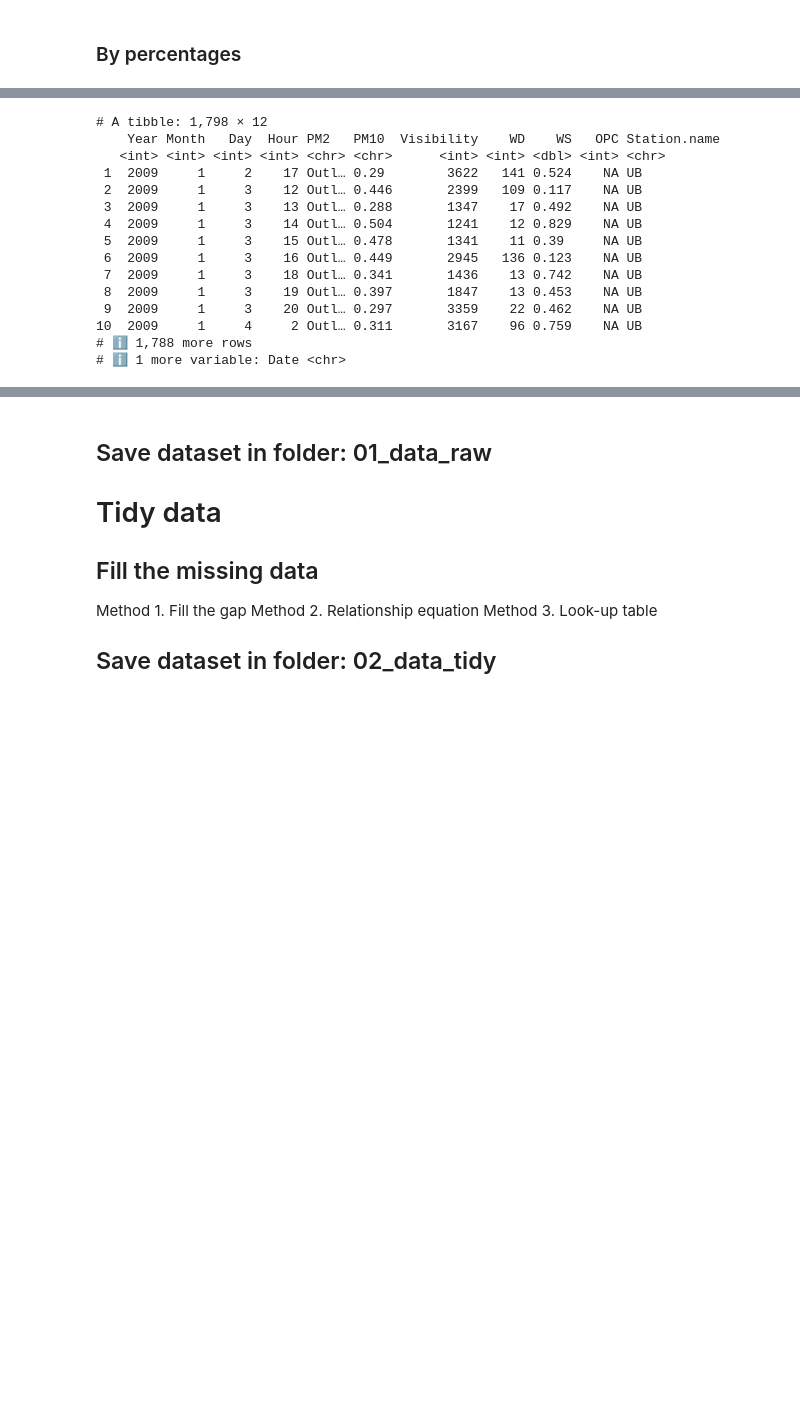
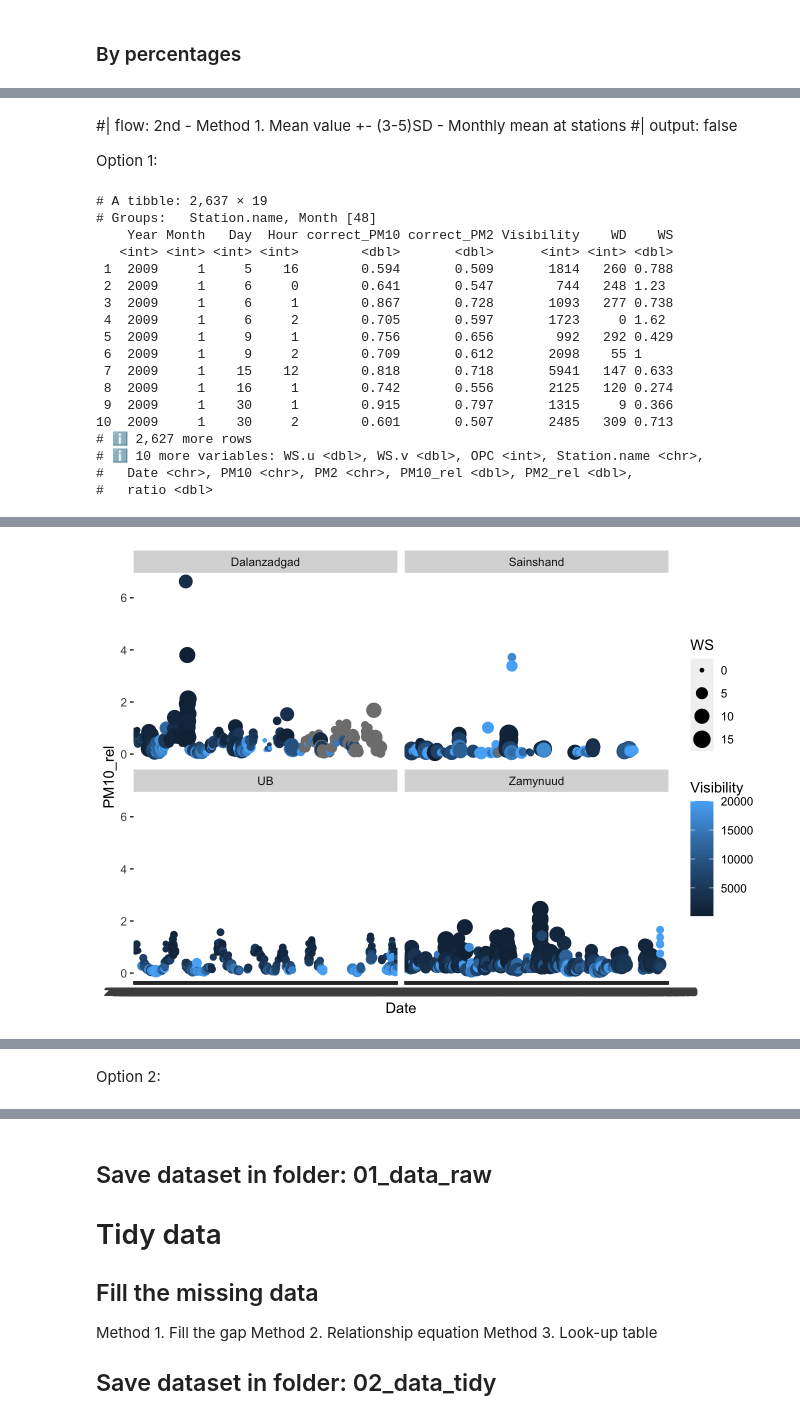
Before and after one commit to EmouAcademy/my-awesome-manuscripts, a Jupyter notebook: notebooks/01_datawork.embed.ipynb, the cells around one changed output, grey strips where cells are left out. Saved outputs shown, nothing was run; the diff lists cells and outputs as text; code cells hidden in the pictures; blank space fills up the shorter version.

```diff
--- a/notebooks/01_datawork.embed.ipynb
+++ b/notebooks/01_datawork.embed.ipynb
@@ -154,24 +220,32 @@ Remove the spikes in the datasets, and produce the table with NA, with removed s
+# %% [markdown]
+#\| flow: 2nd - Method 1. Mean value +- (3-5)SD - Monthly mean at stations #\| output: false
+
+Option 1:
 # %%
-df_02 <- df_01 |>
-  filter(Station.name=="UB" ) |>
+df_02a <- df_01 |>
+  group_by(Station.name, Month) |>
   drop_na(PM2, PM10) |>
+  filter(PM2<10 & PM10<10) |>
     dplyr::mutate_at(vars(PM2, PM10),
                    ~ ifelse(near(., mean(.), sd(.) * 3), ., "Outlier")) |>
   dplyr::filter_if(is.character, any_vars(. == "Outlier"))
-df_02
+df_02a
 # %% [output]
-# A tibble: 1,798 × 12
-    Year Month   Day  Hour PM2   PM10  Visibility    WD    WS   OPC Station.name
-   <int> <int> <int> <int> <chr> <chr>      <int> <int> <dbl> <int> <chr>
- 1  2009     1     2    17 Outl… 0.29        3622   141 0.524    NA UB
- 2  2009     1     3    12 Outl… 0.446       2399   109 0.117    NA UB
- 3  2009     1     3    13 Outl… 0.288       1347    17 0.492    NA UB
- 4  2009     1     3    14 Outl… 0.504       1241    12 0.829    NA UB
- 5  2009     1     3    15 Outl… 0.478       1341    11 0.39     NA UB
- 6  2009     1     3    16 Outl… 0.449       2945   136 0.123    NA UB
- 7  2009     1     3    18 Outl… 0.341       1436    13 0.742    NA UB
- 8  2009     1     3    19 Outl… 0.397       1847    13 0.453    NA UB
- 9  2009     1     3    20 Outl… 0.297       3359    22 0.462    NA UB
-10  2009     1     4     2 Outl… 0.311       3167    96 0.759    NA UB
-# ℹ 1,788 more rows
-# ℹ 1 more variable: Date <chr>
+# A tibble: 2,637 × 19
+# Groups:   Station.name, Month [48]
+    Year Month   Day  Hour correct_PM10 correct_PM2 Visibility    WD    WS
+   <int> <int> <int> <int>        <dbl>       <dbl>      <int> <int> <dbl>
+ 1  2009     1     5    16        0.594       0.509       1814   260 0.788
+ 2  2009     1     6     0        0.641       0.547        744   248 1.23
+ 3  2009     1     6     1        0.867       0.728       1093   277 0.738
+ 4  2009     1     6     2        0.705       0.597       1723     0 1.62
+ 5  2009     1     9     1        0.756       0.656        992   292 0.429
+ 6  2009     1     9     2        0.709       0.612       2098    55 1
+ 7  2009     1    15    12        0.818       0.718       5941   147 0.633
+ 8  2009     1    16     1        0.742       0.556       2125   120 0.274
+ 9  2009     1    30     1        0.915       0.797       1315     9 0.366
+10  2009     1    30     2        0.601       0.507       2485   309 0.713
+# ℹ 2,627 more rows
+# ℹ 10 more variables: WS.u <dbl>, WS.v <dbl>, OPC <int>, Station.name <chr>,
+#   Date <chr>, PM10 <chr>, PM2 <chr>, PM10_rel <dbl>, PM2_rel <dbl>,
+#   ratio <dbl>
@@ -177,0 +253 @@ df_02
+[figure, added]
@@ -177,0 +258,2 @@ df_02
+# %% [markdown]
+Option 2:
```
Also changed, not shown: parts of 16 cells of this notebook, 43 other files.
